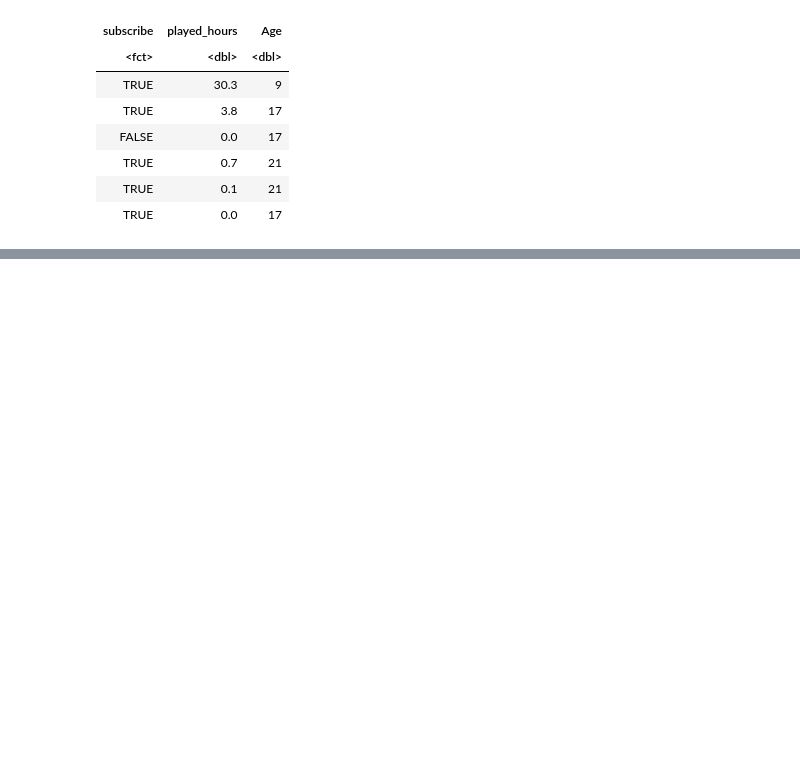
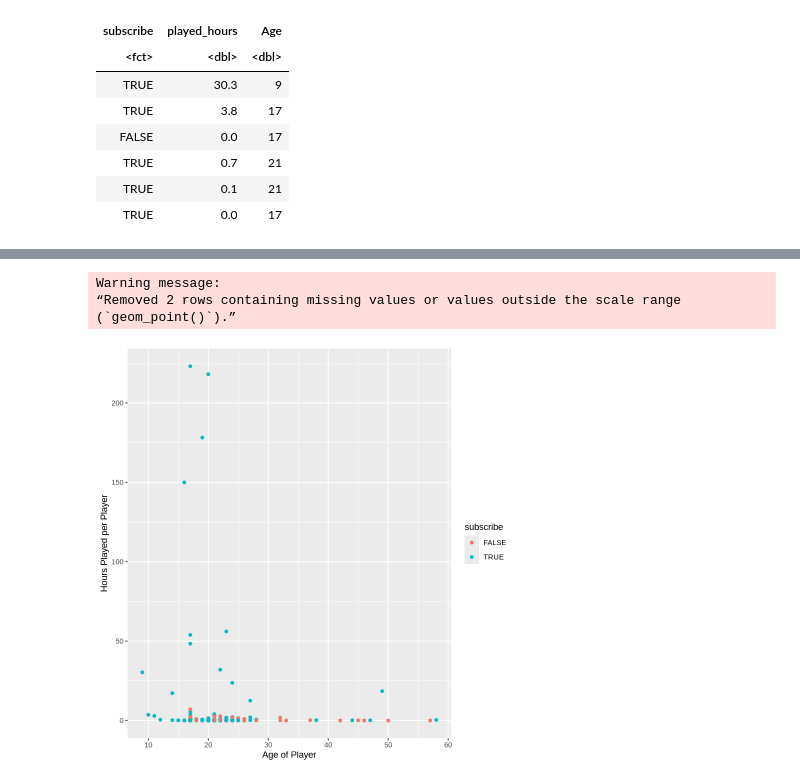
Before and after one commit to joannaft/05-dsci100-project, a Jupyter notebook: methods.ipynb, the cells around one changed output, grey strips where cells are left out. Drawn from its saved outputs; the diff is of its cells as text; code cells hidden in the pictures; blank space fills up the shorter version.

```diff
--- a/methods.ipynb
+++ b/methods.ipynb
@@ -44,0 +54,12 @@ Warning message:
+# %%
+# Scatterplot of age vs played_hours colored by subscribe
+age_vs_played_hours <- tidy_players_info |>
+    ggplot(aes(x = Age, y = played_hours, color = subscribe)) +
+    geom_point() +
+    labs(x = 'Age of Player', y = 'Hours Played per Player')
+age_vs_played_hours
+# %% [output]
+Warning message:
+“Removed 2 rows containing missing values or values outside the scale range
+(`geom_point()`).”
+[figure, added]
```
Also changed, not shown: parts of 1 cell of this notebook.
